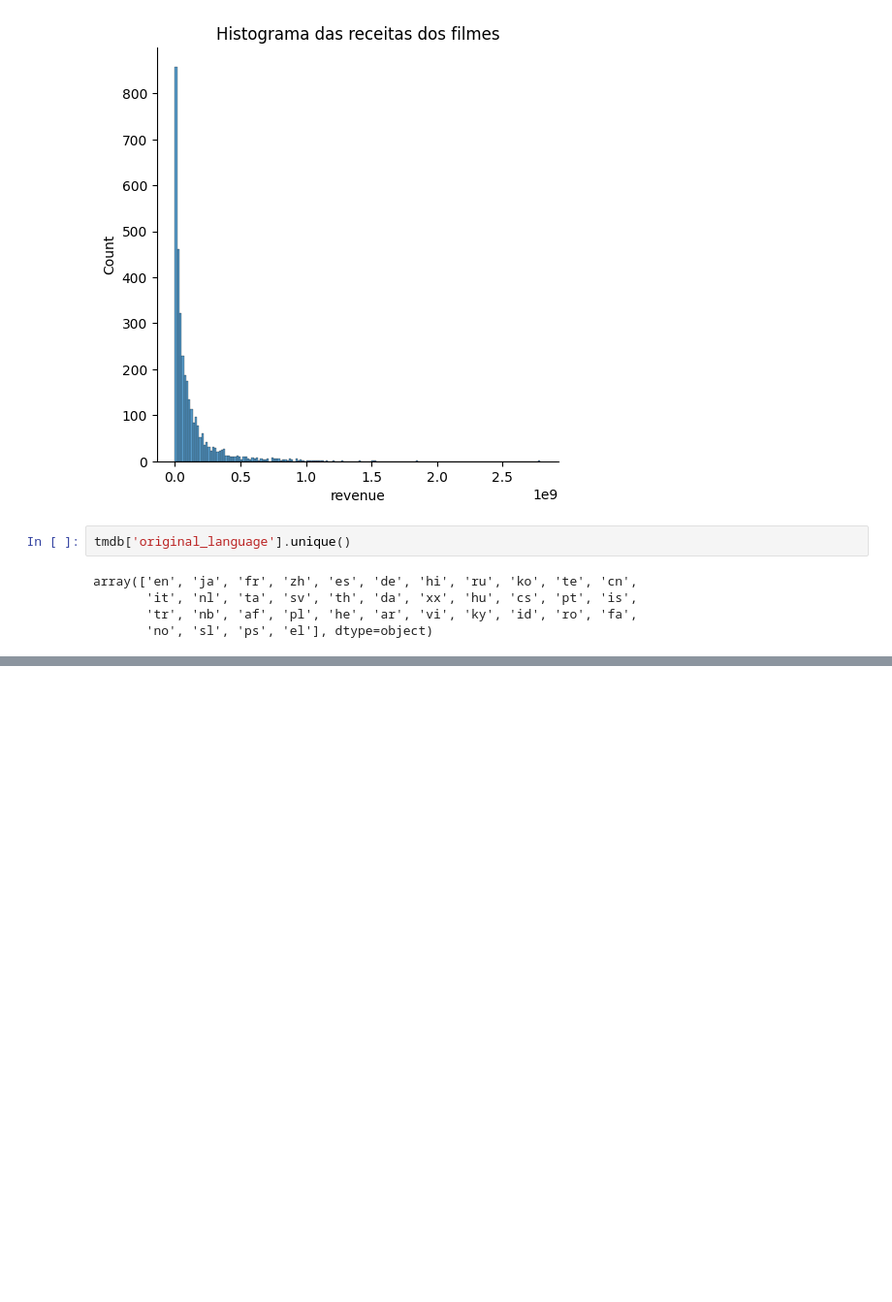
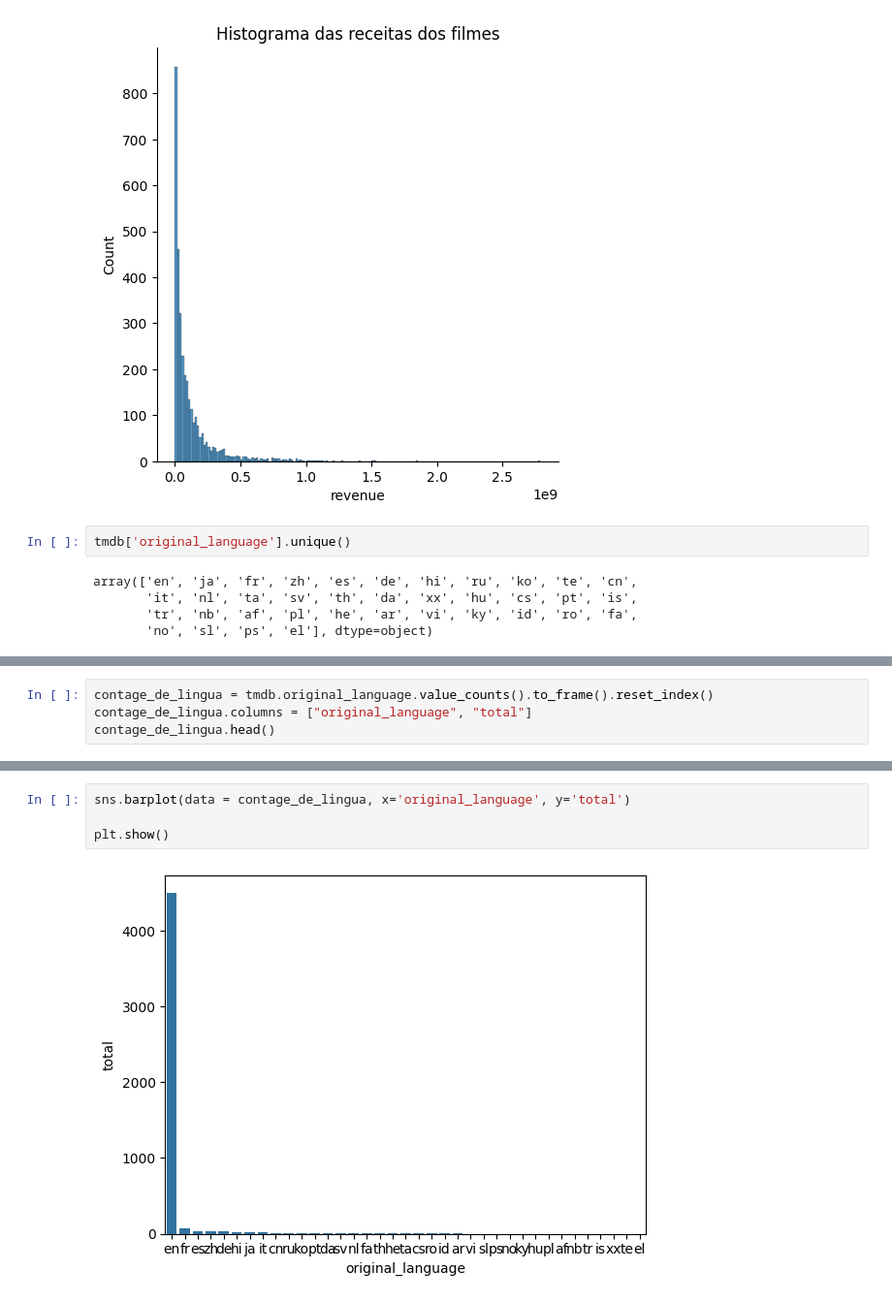
Before and after one commit to rgrAndrade/DataDive, a Jupyter notebook: DataDive.ipynb, the cells around one changed output, grey strips where cells are left out. Shown at 97% size. Saved outputs shown, nothing was run; the diff lists cells and outputs as text; blank space fills up the shorter version.

```diff
--- a/DataDive.ipynb
+++ b/DataDive.ipynb
@@ -259,0 +253,4 @@ dtype: int64
+# %%
+contage_de_lingua = tmdb.original_language.value_counts().to_frame().reset_index()
+contage_de_lingua.columns = ["original_language", "total"]
+contage_de_lingua.head()
@@ -259,0 +264,6 @@ dtype: int64
+# %%
+sns.barplot(data = contage_de_lingua, x='original_language', y='total')
+
+plt.show()
+# %% [output]
+[figure, added]
```
Also changed, not shown: parts of 9 cells of this notebook.
